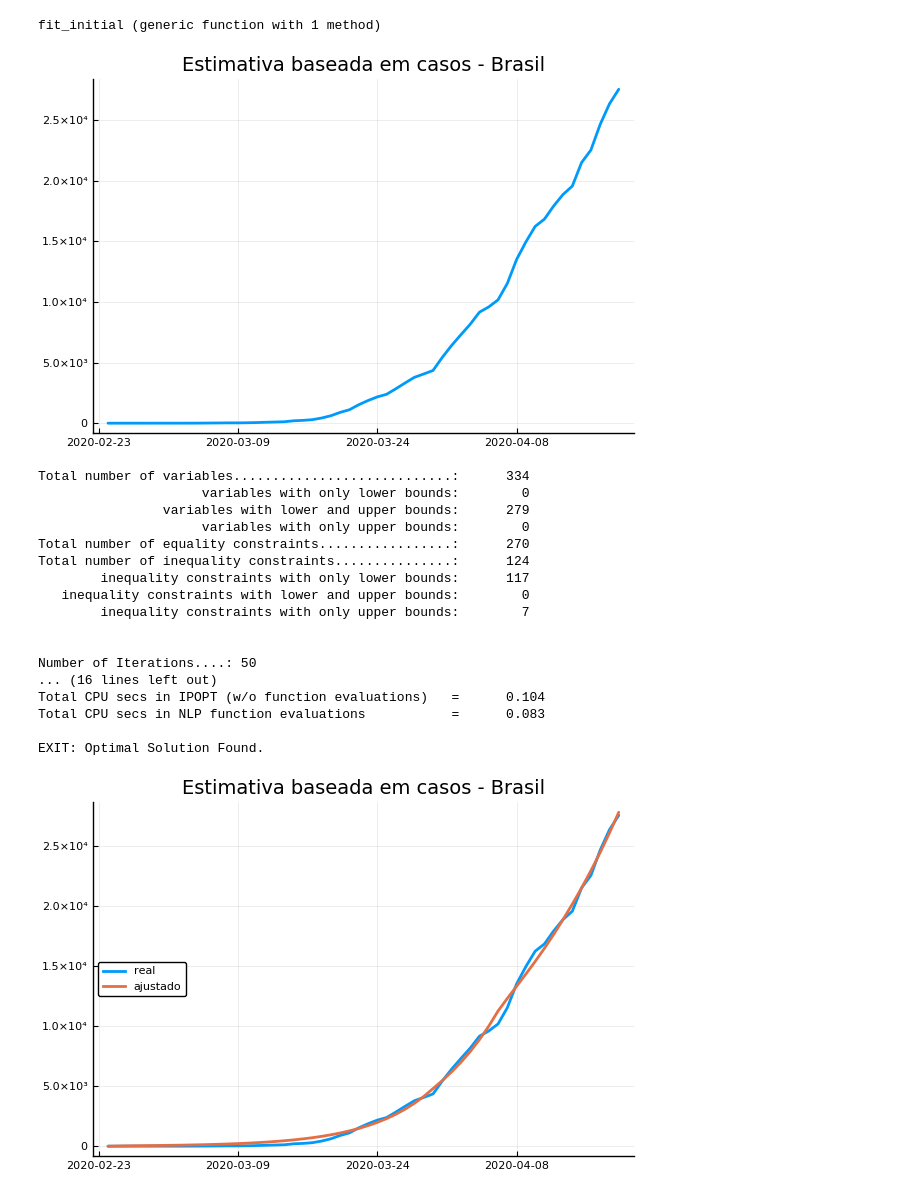
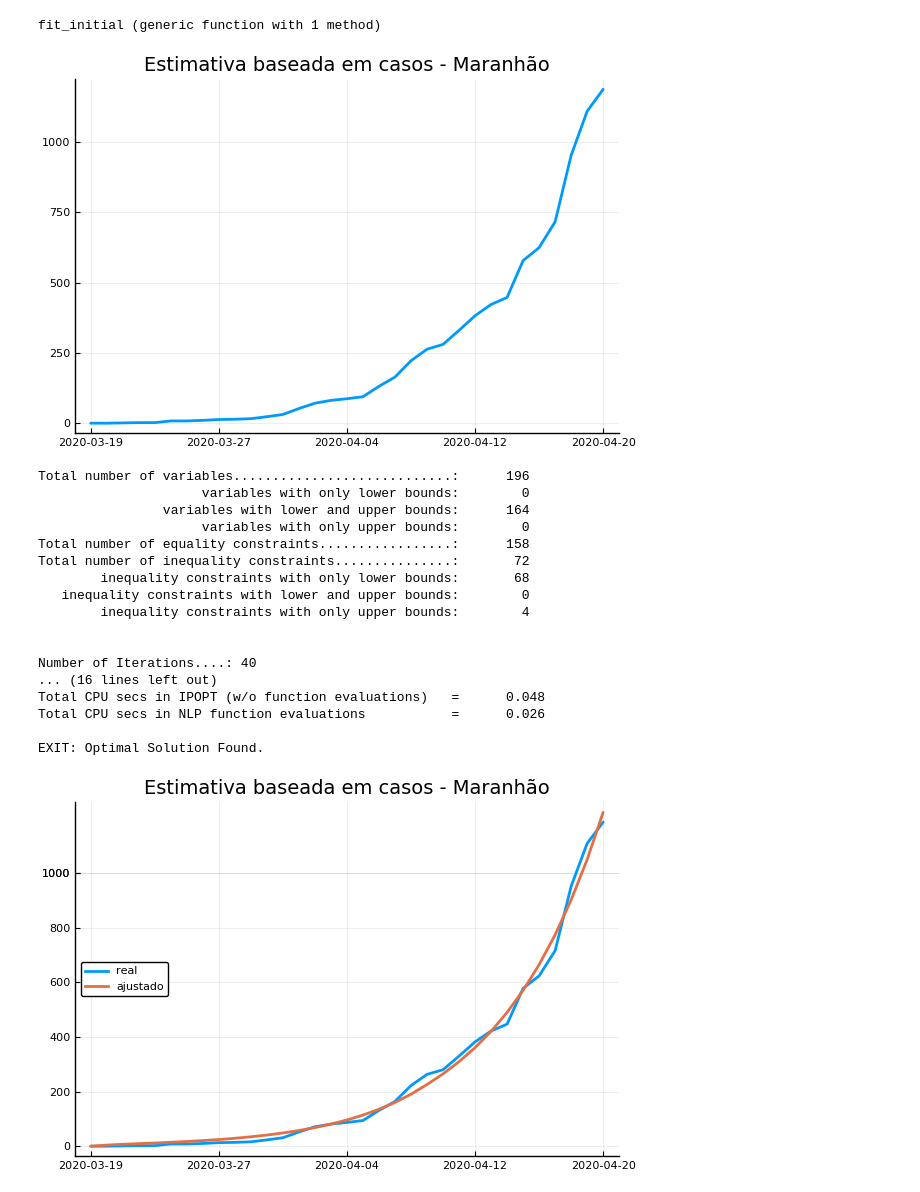
Before and after one commit to pjssilva/Robot-dance, a Jupyter notebook: estima_rt_ctes.ipynb, the cells around one changed output. Drawn from its saved outputs; the diff is of its cells as text; code cells hidden in the pictures.

```diff
--- a/estima_rt_ctes.ipynb
+++ b/estima_rt_ctes.ipynb
@@ -14,38 +14,38 @@ fit_initial (generic function with 1 method)
 # %%
 # Maximum allowed RT, using estimated values (the actual value should be around 2.5)
 col = Dict("casos" => 4, "óbitos" => 6)
 tipo = "casos"
 max_rt = 10.0
 tempo_para_curar = 14
 
 # Read data
 
 # Dados Brasil
-nome="Brasil"
-col = Dict("casos" => 2, "óbitos" => 4)
-data = DataFrames.DataFrame(CSV.File("data/BrasilCov19.csv"; missingstring="?"))
-populacao = 211388000 # população do Brasil
+#nome="Brasil"
+#col = Dict("casos" => 2, "óbitos" => 4)
+#data = DataFrames.DataFrame(CSV.File("data/BrasilCov19.csv"; missingstring="?"))
+#populacao = 211388000 # população do Brasil
 
 # Dados Estados
-#nome, sigla = "São Paulo", "SP"
-#data = DataFrames.DataFrame(CSV.File("data/EstadosCov19.csv"; missingstring="?"))
-#data = data[data.estado .== sigla, :]
-#populacoes = DataFrames.DataFrame(CSV.File("data/populacoes_estados.csv"))
-#populacao = populacoes[populacoes[:,1] .== nome, 7]
+nome, sigla = "Maranhão", "MA"
+data = DataFrames.DataFrame(CSV.File("data/EstadosCov19.csv"; missingstring="?"))
+data = data[data.estado .== sigla, :]
+populacoes = DataFrames.DataFrame(CSV.File("data/populacoes_estados.csv"))
+populacao = populacoes[populacoes[:,1] .== nome, 7]
 
 # Seleciona os dados com um mínimo de informação
 primeiro = findfirst(x -> x > 0, data[:, col[tipo] + 1])
 data = data[maximum( (1, primeiro - tempo_para_curar - 1) ):end, :]
 novos_casos = map(x -> x === missing ? 0.0 : x, data[:, col[tipo]])
 infectados = rolling(sum, novos_casos, tempo_para_curar)[1:end]
 
 dia_quarentena = Dates.Date(2020, 03, 24)
 inicio_quarentena = (dia_quarentena - data.data[1]).value - tempo_para_curar
 
 plot(data.data[tempo_para_curar:end], infectados, lw=2, legend=:topleft, label="")
 title!("Estimativa baseada em $tipo - $nome")
 # %% [output]
-[figure, old version]
+[figure, new version]
 # %%
 # Cria modelo SEIR e ajusta paramêtros tentando achar a evolução do rt
 ndias = length(infectados)
@@ -96,21 +96,21 @@ erro2_i = sum((factor*(i[t] - infectados[t + 1]))^2 for t = 0:lastday)
 @objective(m, Min, sum((factor*(i[t] - infectados[t + 1]))^2 for t = 0:lastday) + 0.1*sum(ttv))
 optimize!(m)
 # %% [output]
-Total number of variables............................:      334
+Total number of variables............................:      196
                      variables with only lower bounds:        0
-                variables with lower and upper bounds:      279
+                variables with lower and upper bounds:      164
                      variables with only upper bounds:        0
-Total number of equality constraints.................:      270
-Total number of inequality constraints...............:      124
-        inequality constraints with only lower bounds:      117
+Total number of equality constraints.................:      158
+Total number of inequality constraints...............:       72
+        inequality constraints with only lower bounds:       68
    inequality constraints with lower and upper bounds:        0
-        inequality constraints with only upper bounds:        7
+        inequality constraints with only upper bounds:        4
 
 
-Number of Iterations....: 50
+Number of Iterations....: 40
 ... (16 lines left out)
-Total CPU secs in IPOPT (w/o function evaluations)   =      0.104
-Total CPU secs in NLP function evaluations           =      0.083
+Total CPU secs in IPOPT (w/o function evaluations)   =      0.048
+Total CPU secs in NLP function evaluations           =      0.026
 
 EXIT: Optimal Solution Found.
 # %%
@@ -120,7 +120,7 @@ plot(data.data[tempo_para_curar:end], populacao.*infectados, lw=2, legend=:left,
 plot!(data.data[tempo_para_curar:end], populacao.*ajustado, lw=2, label="ajustado")
 title!("Estimativa baseada em $tipo - $nome")
 # %% [output]
-[figure, old version]
+[figure, new version]
 # %%
 # Apresenta o RT estimado, note que ele cai :-)
 rt_est = copy(value.(m[:rt]).data)
```
Also changed, not shown: parts of 5 cells of this notebook, 1 other file.
